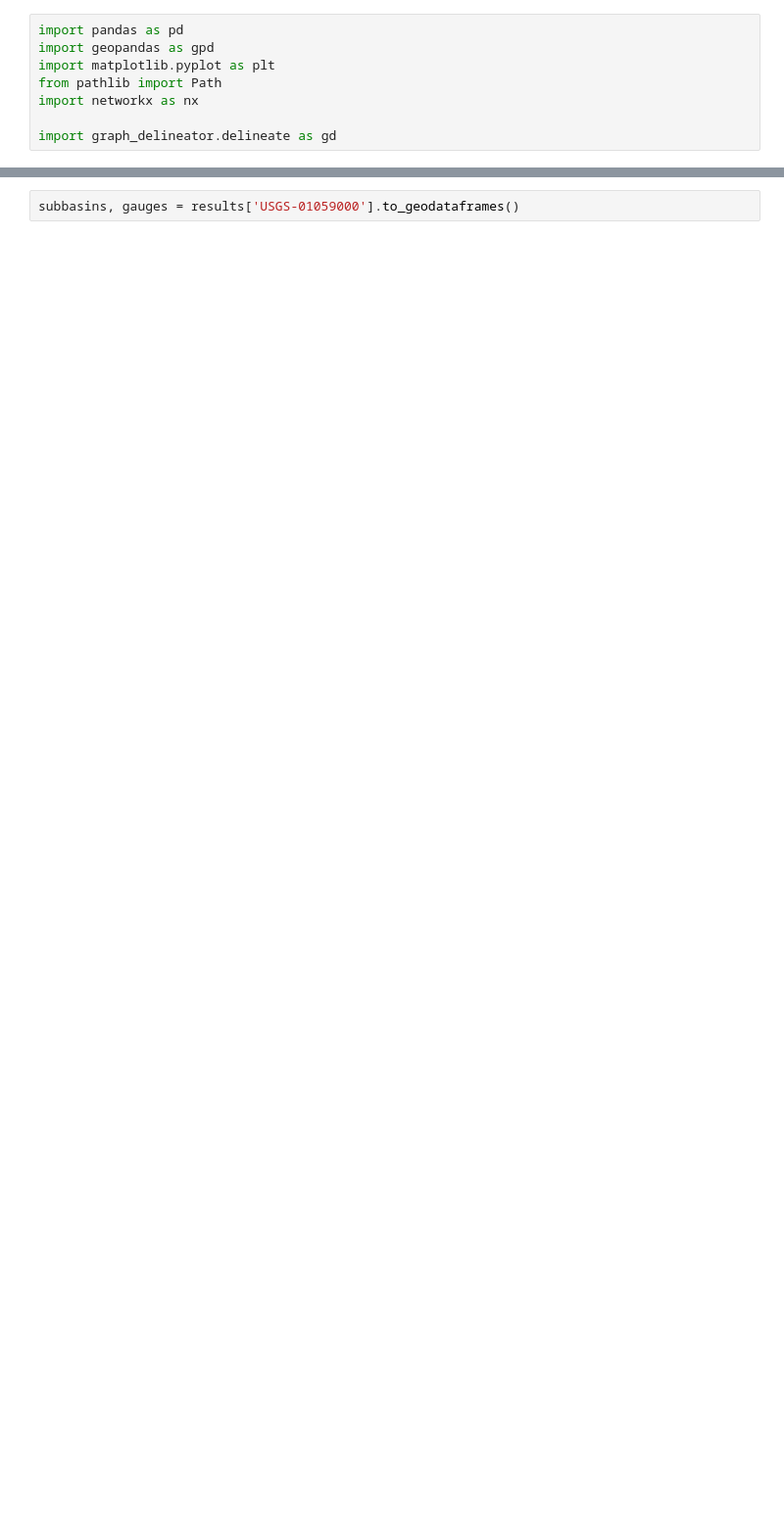
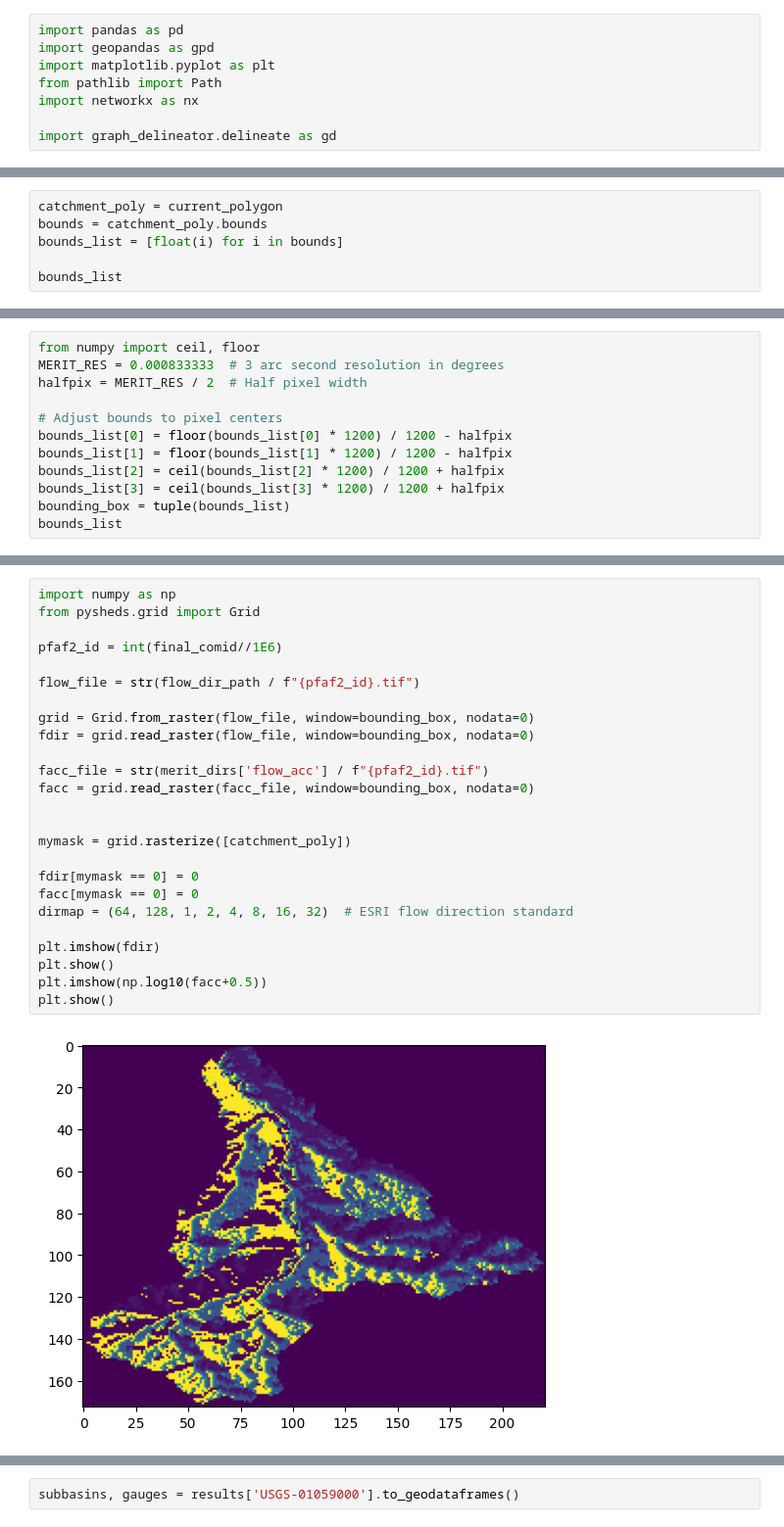
Before and after one commit to tedlanghorst/graph_delineator, a Jupyter notebook: watershed_delineation_example.ipynb, the cells around one changed output, grey strips where cells are left out. Shown at 98% size. Cells and saved outputs as stored; diff of their text form; blank space fills up the shorter version.

```diff
--- a/watershed_delineation_example.ipynb
+++ b/watershed_delineation_example.ipynb
@@ -43,0 +256,6 @@ COMPLETE
+# %%
+catchment_poly = current_polygon
+bounds = catchment_poly.bounds
+bounds_list = [float(i) for i in bounds]
+
+bounds_list
@@ -43,0 +264,12 @@ COMPLETE
+# %%
+from numpy import ceil, floor
+MERIT_RES = 0.000833333  # 3 arc second resolution in degrees
+halfpix = MERIT_RES / 2  # Half pixel width
+
+# Adjust bounds to pixel centers
+bounds_list[0] = floor(bounds_list[0] * 1200) / 1200 - halfpix
+bounds_list[1] = floor(bounds_list[1] * 1200) / 1200 - halfpix
+bounds_list[2] = ceil(bounds_list[2] * 1200) / 1200 + halfpix
+bounds_list[3] = ceil(bounds_list[3] * 1200) / 1200 + halfpix
+bounding_box = tuple(bounds_list)
+bounds_list
@@ -43,0 +285,27 @@ COMPLETE
+# %%
+import numpy as np
+from pysheds.grid import Grid
+
+pfaf2_id = int(final_comid//1E6)
+
+flow_file = str(flow_dir_path / f"{pfaf2_id}.tif")
+
+grid = Grid.from_raster(flow_file, window=bounding_box, nodata=0)
+fdir = grid.read_raster(flow_file, window=bounding_box, nodata=0)
+
+facc_file = str(merit_dirs['flow_acc'] / f"{pfaf2_id}.tif")
+facc = grid.read_raster(facc_file, window=bounding_box, nodata=0)
+
+
+mymask = grid.rasterize([catchment_poly])
+
+fdir[mymask == 0] = 0
+facc[mymask == 0] = 0
+dirmap = (64, 128, 1, 2, 4, 8, 16, 32)  # ESRI flow direction standard
+
+plt.imshow(fdir)
+plt.show()
+plt.imshow(np.log10(facc+0.5))
+plt.show()
+# %% [output]
+[figure, added]
```
Also changed, not shown: parts of 58 cells of this notebook, 6 other files.
